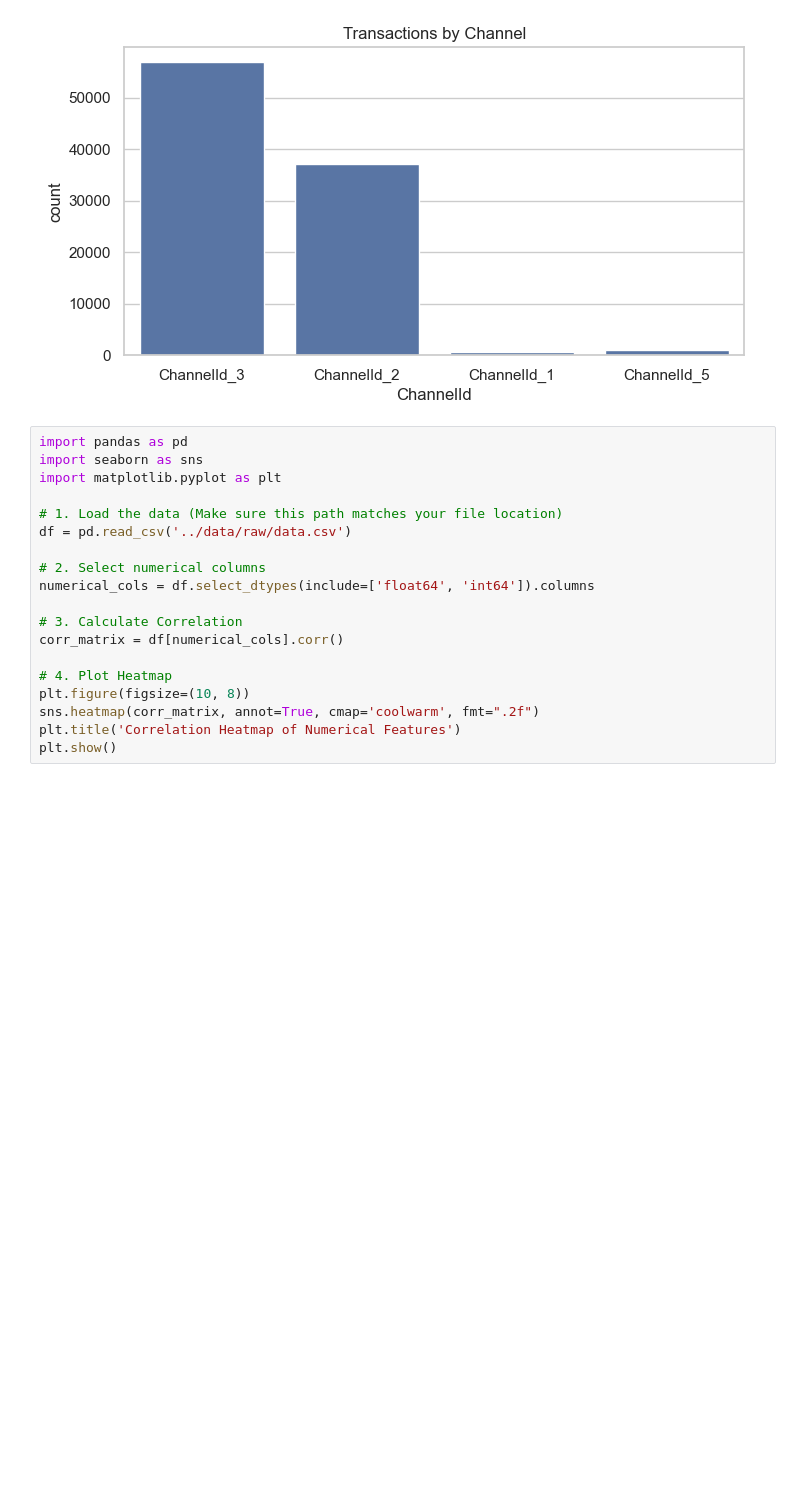
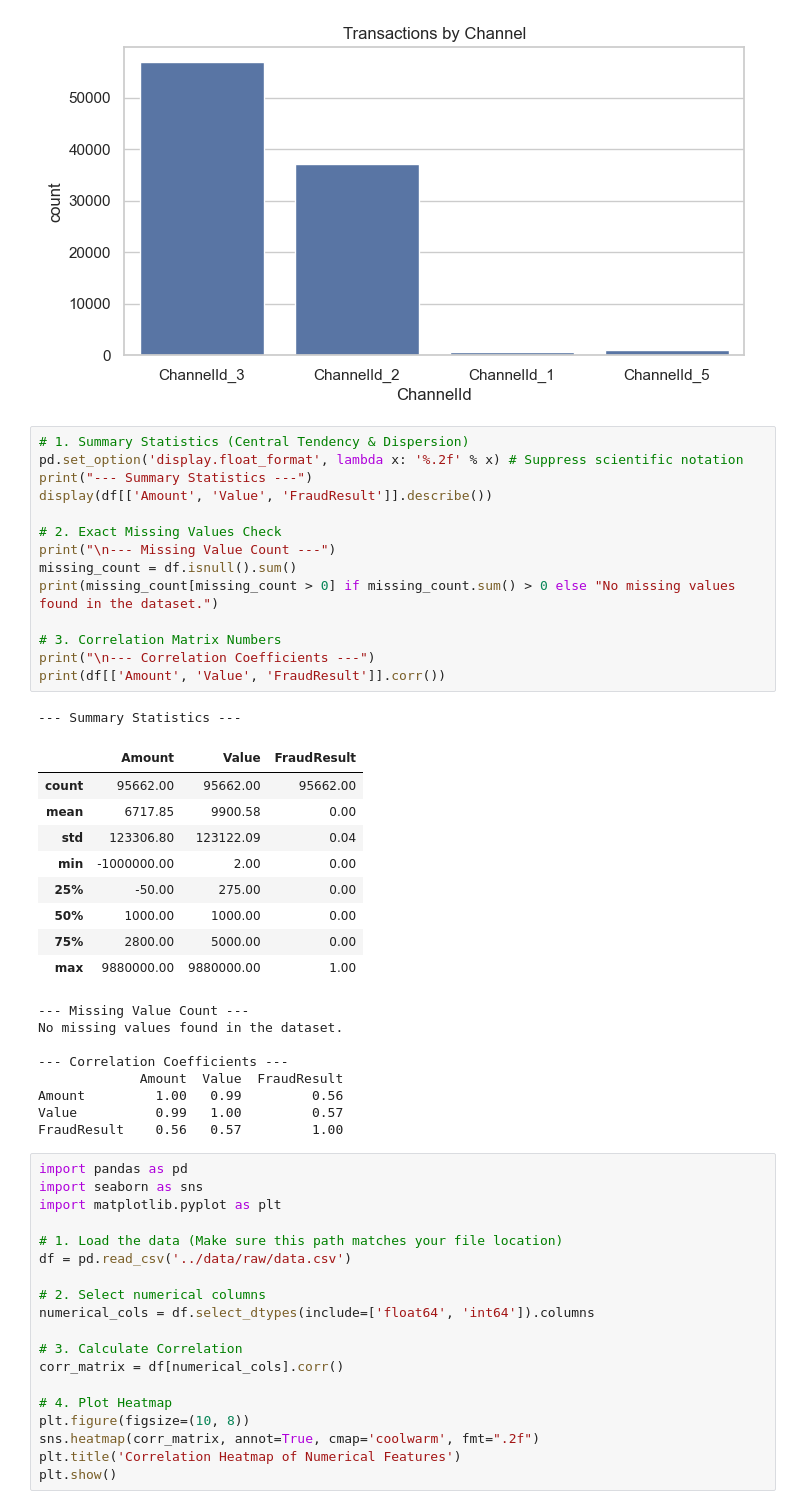
Before and after one commit to Maireg789/credit-risk-model, a Jupyter notebook: notebooks/eda.ipynb, the cells around one changed output. Saved outputs shown, nothing was run; the diff lists cells and outputs as text; blank space fills up the shorter version.

Commit message:
docs: Update EDA findings with specific statistics (N=95662)

```diff
--- a/notebooks/eda.ipynb
+++ b/notebooks/eda.ipynb
@@ -188,6 +188,39 @@ plt.show()
 # %% [output]
 [figure]
 [figure]
+# %%
+# 1. Summary Statistics (Central Tendency & Dispersion)
+pd.set_option('display.float_format', lambda x: '%.2f' % x) # Suppress scientific notation
+print("--- Summary Statistics ---")
+display(df[['Amount', 'Value', 'FraudResult']].describe())
+
+# 2. Exact Missing Values Check
+print("\n--- Missing Value Count ---")
+missing_count = df.isnull().sum()
+print(missing_count[missing_count > 0] if missing_count.sum() > 0 else "No missing values found in the dataset.")
+
+# 3. Correlation Matrix Numbers
+print("\n--- Correlation Coefficients ---")
+print(df[['Amount', 'Value', 'FraudResult']].corr())
+# %% [output]
+--- Summary Statistics ---
+|  | Amount | Value | FraudResult |
+| count | 95662.00 | 95662.00 | 95662.00 |
+| mean | 6717.85 | 9900.58 | 0.00 |
+| std | 123306.80 | 123122.09 | 0.04 |
+| min | -1000000.00 | 2.00 | 0.00 |
+| 25% | -50.00 | 275.00 | 0.00 |
+| 50% | 1000.00 | 1000.00 | 0.00 |
+| 75% | 2800.00 | 5000.00 | 0.00 |
+| max | 9880000.00 | 9880000.00 | 1.00 |
+--- Missing Value Count ---
+No missing values found in the dataset.
+
+--- Correlation Coefficients ---
+             Amount  Value  FraudResult
+Amount         1.00   0.99         0.56
+Value          0.99   1.00         0.57
+FraudResult    0.56   0.57         1.00
 # %%
 import pandas as pd
 import seaborn as sns
```
Also changed, not shown: parts of 1 cell of this notebook.
